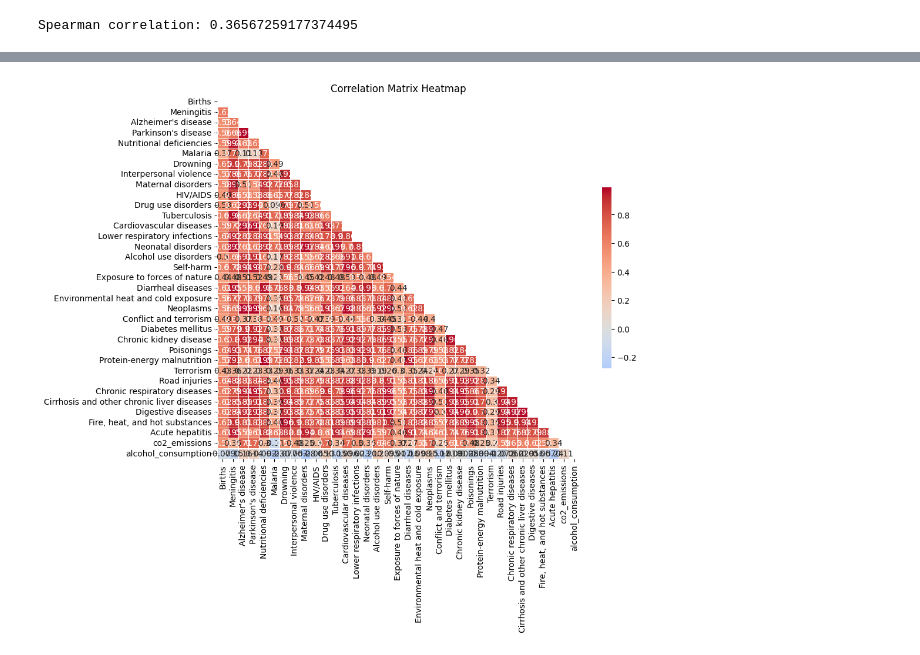
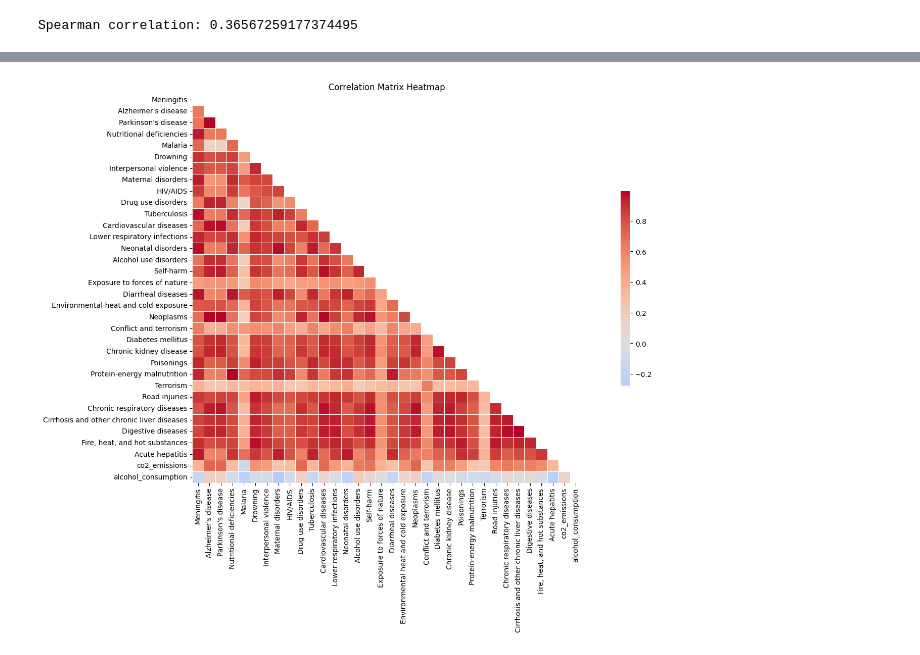
Before and after one commit to meyersa/Homework4, a Jupyter notebook: Homework4.ipynb, the cells around one changed output, grey strips where cells are left out. Drawn from its saved outputs; the diff is of its cells as text; code cells hidden in the pictures.

```diff
--- a/Homework4.ipynb
+++ b/Homework4.ipynb
@@ -211,0 +179,24 @@ plt.show()
+# %%
+import pandas as pd
+import matplotlib.pyplot as plt
+
+# Load the dataset
+df = pd.read_csv("Dataset19.csv")
+df = df[df['Year'] == 2022]
+df = df.drop(columns=['Location', 'TPopulation1July', 'PopDensity', 'DoublingTime', 'Births', 'Deaths', 'Code', 'co2_emissions', 'alcohol_consumption', 'Number of executions (Amnesty International)', 'Year'], axis=1)
+
+
+# Convert columns to numeric
+for col in df.columns:
+    df[col] = pd.to_numeric(df[col], errors='coerce')
+
+df_sum = df.sum()
+print(df.sum)
+df_sum.plot(kind='bar', figsize = (14, 8), color='skyblue')
+
+plt.title('Global Deaths by Cause 2022')
+plt.xlabel('Cause of Death')
+plt.ylabel('Number of Deaths by 10 million')
+plt.xticks(rotation=90)  # Rotate the labels to make them readable
+
+plt.show()
@@ -212,28 +205,28 @@ plt.show()
 # %%
 import pandas as pd
 import seaborn as sns
 import matplotlib.pyplot as plt
 import numpy as np
 df = pd.read_csv("Dataset19.csv", index_col=1)
-df = df.drop(columns=['Location', 'TPopulation1July', 'DoublingTime', 'Deaths', 'Code', 'Number of executions (Amnesty International)', 'PopDensity'], axis=1)
+df = df.drop(columns=['Location', 'TPopulation1July', 'DoublingTime','Births','Deaths', 'Code', 'Number of executions (Amnesty International)', 'PopDensity'], axis=1)
 
 corr_matrix = df.corr(method='spearman')
-plt.figure(figsize=(10, 8))
+plt.figure(figsize=(20, 10))
 
 # Generate a mask for the upper triangle
 mask = np.triu(np.ones_like(corr_matrix, dtype=bool))
 
 # Convert columns to numeric
 for col in df.columns:
     if col != 'Year':  # Assuming 'Year' is already of the correct type
         df[col] = pd.to_numeric(df[col], errors='coerce')
 
 # Draw the heatmap with the mask and correct aspect ratio
-sns.heatmap(corr_matrix, mask=mask, annot=True, cmap='coolwarm', center=0,
+sns.heatmap(corr_matrix, mask=mask, annot=False, cmap='coolwarm', center=0,
             square=True, linewidths=0.5, cbar_kws={"shrink": .5})
 
 # Customize the plot with labels and a title as needed
 plt.title('Correlation Matrix Heatmap')
 plt.show()
 # %% [output]
-[figure, old version]
+[figure, new version]
```
Also changed, not shown: parts of 2 cells of this notebook.
